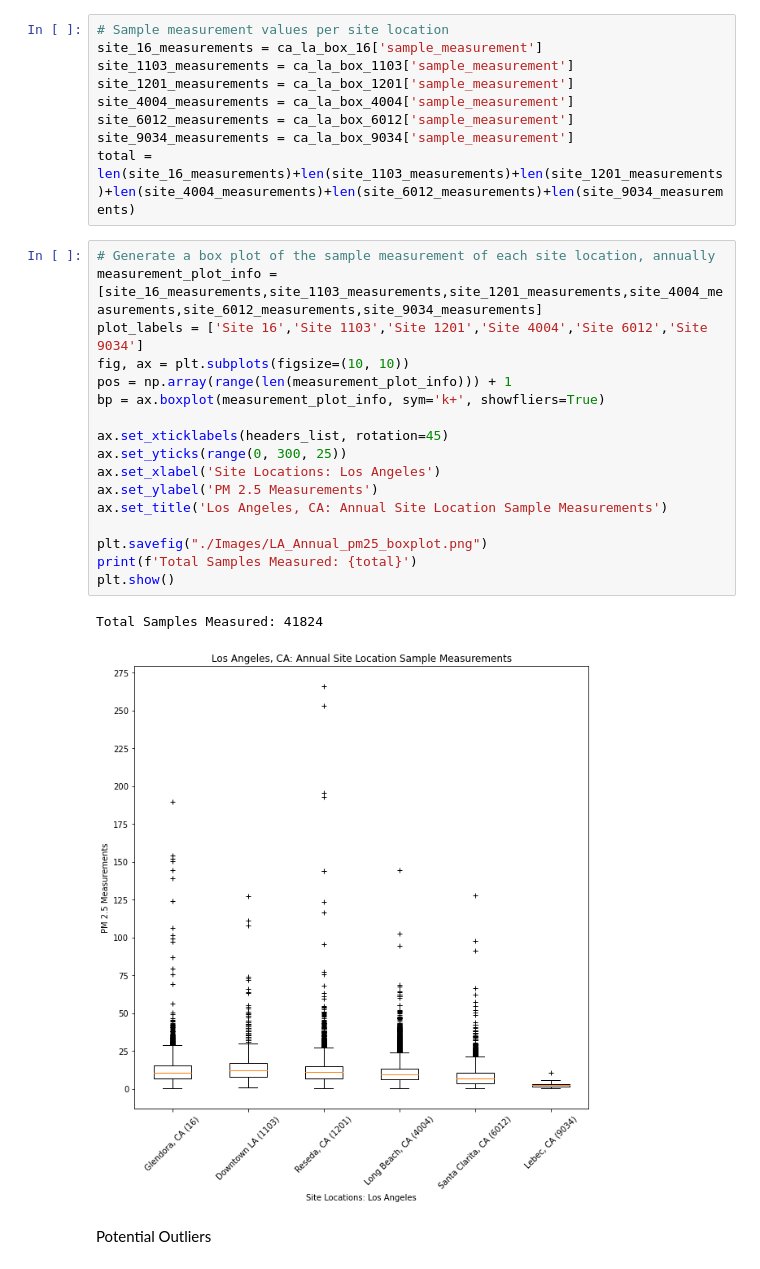
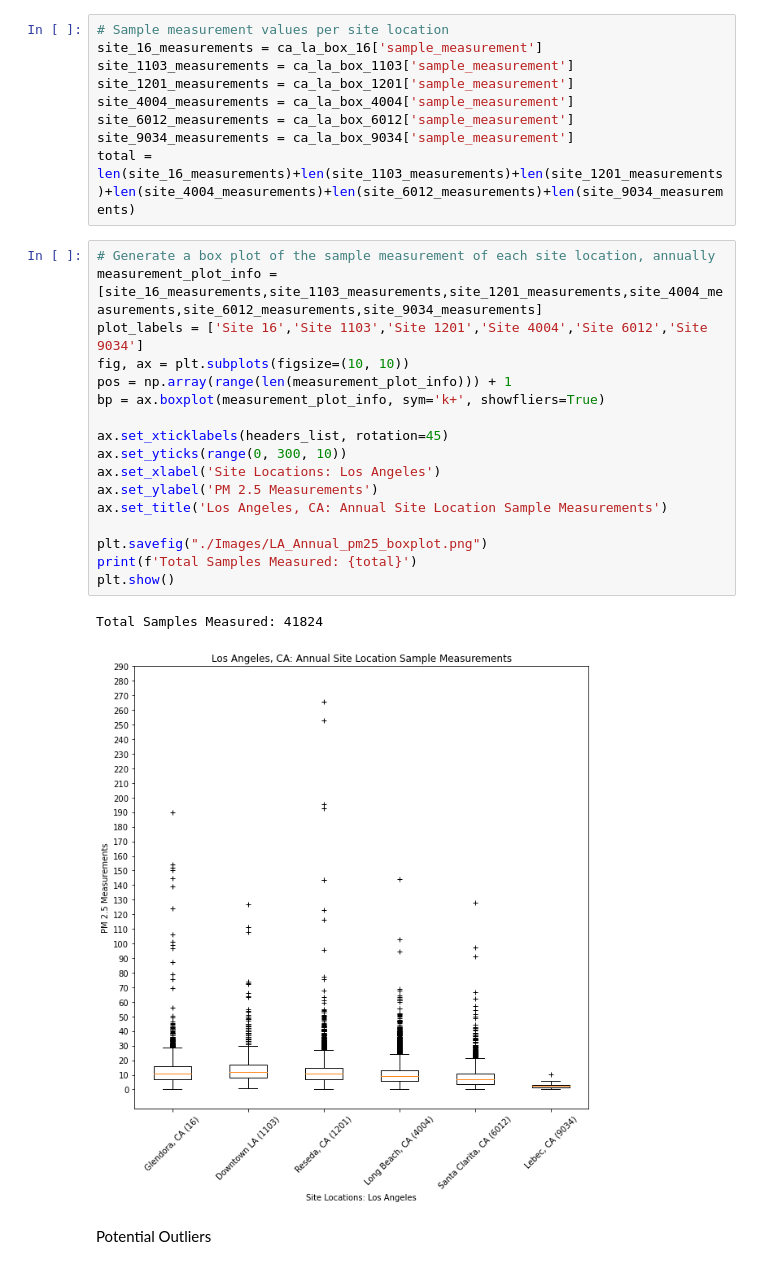
Before and after one commit to wetseng/air-pollution-analysis, a Jupyter notebook: annual_seasonal_notebooks/051920_cp_CA_LA_Annual_Hourly_Air_analysis.ipynb, the cells around one changed output. Saved outputs shown, nothing was run; the diff lists cells and outputs as text.

```diff
--- a/annual_seasonal_notebooks/051920_cp_CA_LA_Annual_Hourly_Air_analysis.ipynb
+++ b/annual_seasonal_notebooks/051920_cp_CA_LA_Annual_Hourly_Air_analysis.ipynb
@@ -465,23 +502,23 @@ total = len(site_16_measurements)+len(site_1103_measurements)+len(site_1201_meas
 # %%
 # Generate a box plot of the sample measurement of each site location, annually
 measurement_plot_info = [site_16_measurements,site_1103_measurements,site_1201_measurements,site_4004_measurements,site_6012_measurements,site_9034_measurements]
 plot_labels = ['Site 16','Site 1103','Site 1201','Site 4004','Site 6012','Site 9034']
 fig, ax = plt.subplots(figsize=(10, 10))
 pos = np.array(range(len(measurement_plot_info))) + 1
 bp = ax.boxplot(measurement_plot_info, sym='k+', showfliers=True)
 
 ax.set_xticklabels(headers_list, rotation=45)
-ax.set_yticks(range(0, 300, 25))
+ax.set_yticks(range(0, 300, 10))
 ax.set_xlabel('Site Locations: Los Angeles')
 ax.set_ylabel('PM 2.5 Measurements')
 ax.set_title('Los Angeles, CA: Annual Site Location Sample Measurements')
 
 plt.savefig("./Images/LA_Annual_pm25_boxplot.png")
 print(f'Total Samples Measured: {total}')
 plt.show()
 # %% [output]
 Total Samples Measured: 41824
-[figure, old version]
+[figure, new version]
 # %% [markdown]
 Potential Outliers
 # %% [markdown]
```
Also changed, not shown: parts of 15 cells of this notebook, 14 other files.
